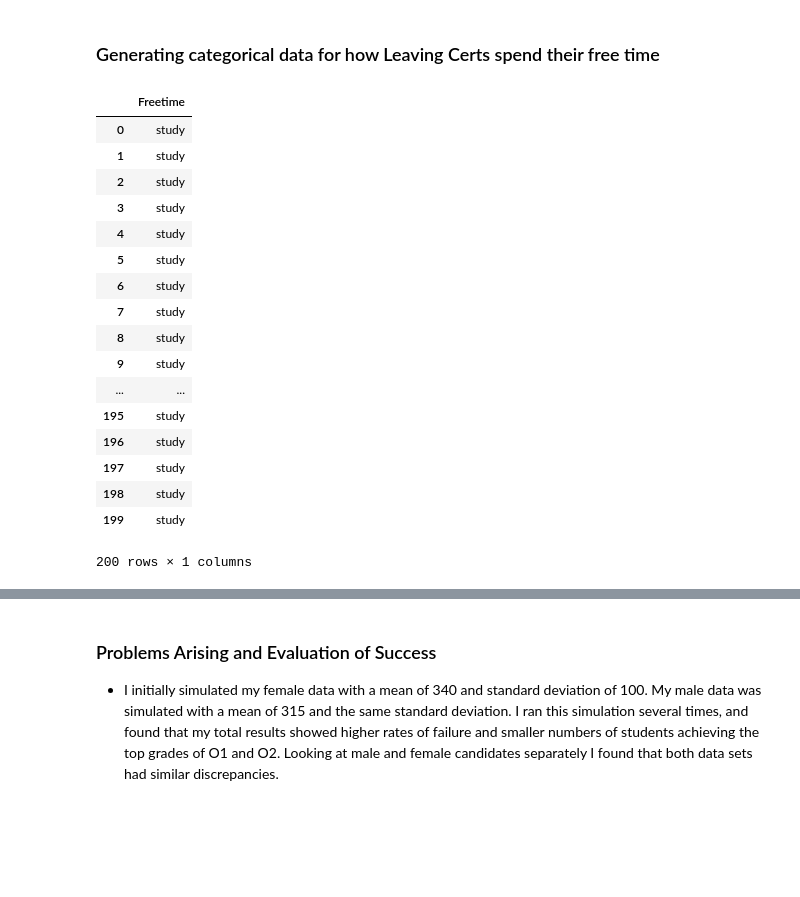
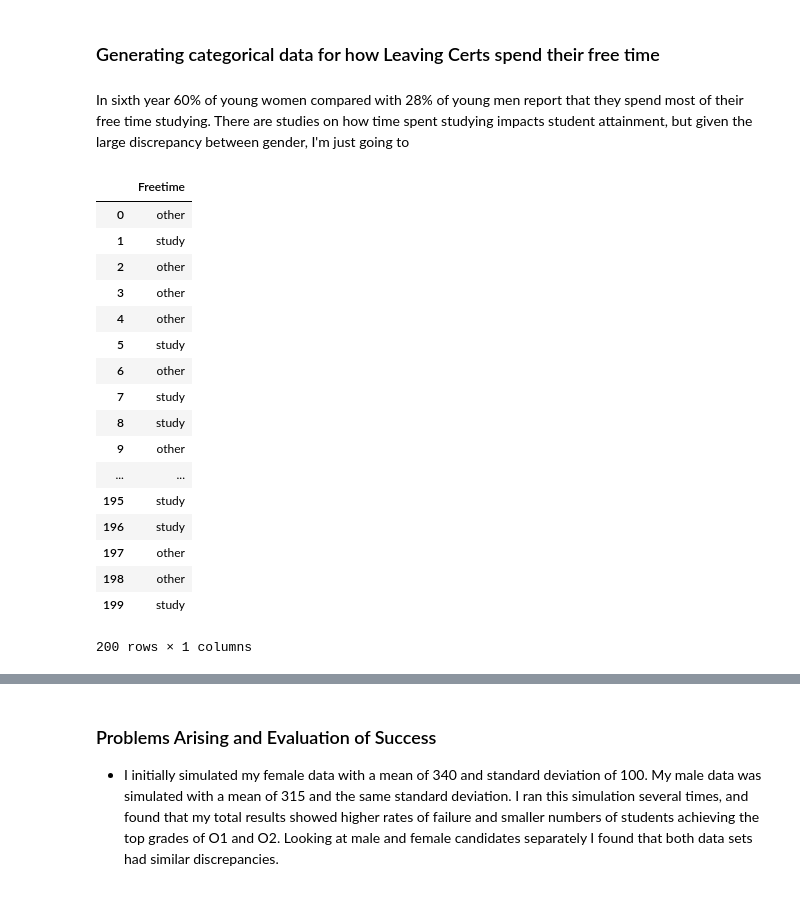
Before and after one commit to MarionMcG/python-fundamentals-project, a Jupyter notebook: exam-cohort.ipynb, the cells around one changed output, grey strips where cells are left out. Saved outputs shown, nothing was run; the diff lists cells and outputs as text; code cells hidden in the pictures; blank space fills up the shorter version.

Commit message:
Shuffling girls and boys study/other data before appending and adding to df. Error when joining needs to be fixed

```diff
--- a/exam-cohort.ipynb
+++ b/exam-cohort.ipynb
@@ -290,2 +290,4 @@ df.groupby(['Gender']).describe()
 # %% [markdown]
 ### Generating categorical data for how Leaving Certs spend their free time
+# %% [markdown]
+In sixth year 60% of young women compared with 28% of young men report that they spend most of their free time studying. There are studies on how time spent studying impacts student attainment, but given the large discrepancy between gender, I'm just going to
@@ -292,35 +300,36 @@ df.groupby(['Gender']).describe()
 # %%
-
-girls_study = (['study']*60)
-girls_dont = (['other']*40)
-boys_study = (['study']*28)
-boys_dont = (['other']*72)
-
+# Combining the four lists of strings into one dataframe, df_
 df_ = pd.DataFrame({'Freetime':girls_study})
 df3 = pd.DataFrame({'Freetime':girls_dont})
-df_ =df_.append(df3, ignore_index=True)
+df_ = df_.append(df3, ignore_index=True)
+df_ = df_.sample(frac=1)
+df_.reset_index()
+
 df3 = pd.DataFrame({'Freetime':boys_dont})
-df_ = df_.append(df3, ignore_index=True)
-df3 =  pd.DataFrame({'Freetime':boys_study})
-df_ = df_.append(df3, ignore_index=True)
+df4 = pd.DataFrame({'Freetime':boys_study})
+df4 = df4.append(df3, ignore_index=True)
+df4 = df4.sample(frac=1)
+df4.reset_index()
+
+df_ = df_.append(df4, ignore_index=True);
 df_
 # %% [output]
 |  | Freetime |
-| 0 | study |
+| 0 | other |
 | 1 | study |
-| 2 | study |
-| 3 | study |
-| 4 | study |
+| 2 | other |
+| 3 | other |
+| 4 | other |
 | 5 | study |
-| 6 | study |
+| 6 | other |
 | 7 | study |
 | 8 | study |
-| 9 | study |
+| 9 | other |
 | ... | ... |
 | 195 | study |
 | 196 | study |
-| 197 | study |
-| 198 | study |
+| 197 | other |
+| 198 | other |
 | 199 | study |
 200 rows × 1 columns
 # %%
```
Also changed, not shown: parts of 10 cells of this notebook.
